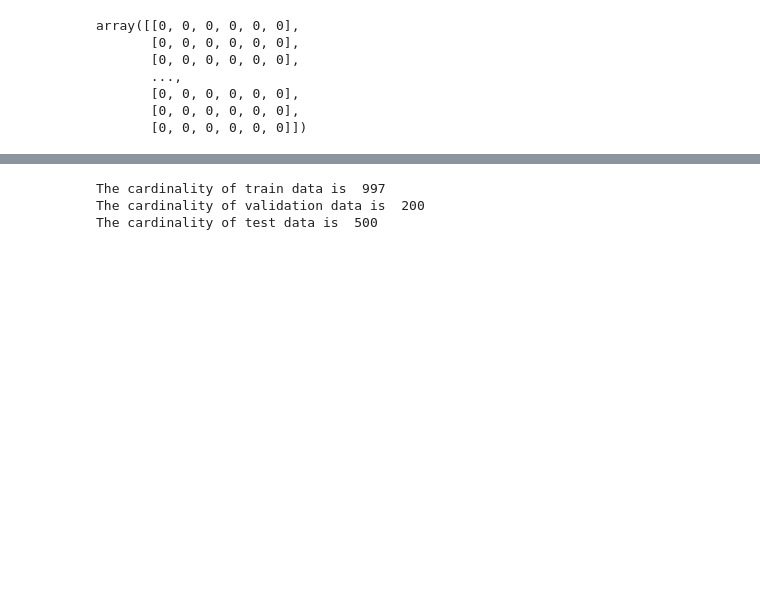
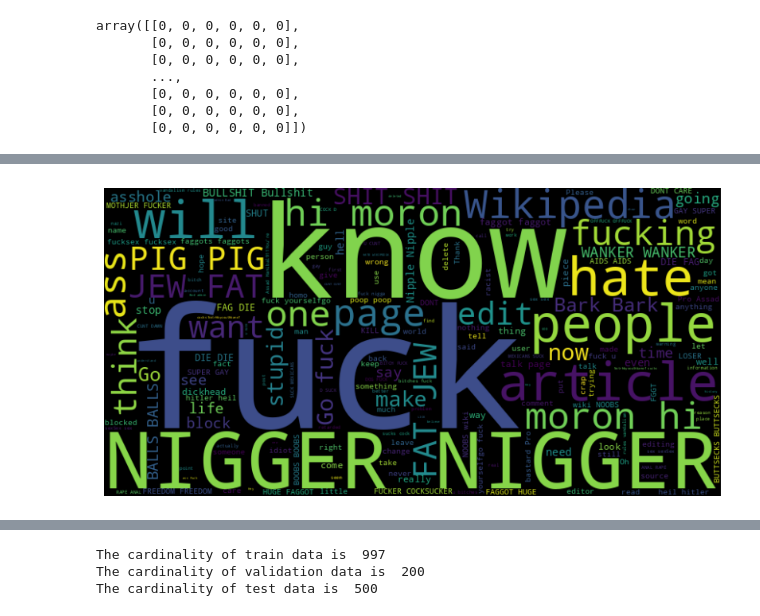
Before and after one commit to Pointbreak82/Toxic-Comment-2, a Jupyter notebook: Toxic_Classifier.ipynb, the cells around one changed output, grey strips where cells are left out. Cells and saved outputs as stored; diff of their text form; code cells hidden in the pictures; blank space fills up the shorter version.

```diff
--- a/Toxic_Classifier.ipynb
+++ b/Toxic_Classifier.ipynb
@@ -112,0 +131,10 @@ array([[0, 0, 0, 0, 0, 0],
+# %%
+from wordcloud import WordCloud
+import matplotlib.pyplot as plt
+toxic_wordcloud = WordCloud(width=800, height=400, background_color='black').generate(' '.join(full_data[full_data['toxic'] == 1]['comment_text']))
+plt.figure(figsize=(10, 6))
+plt.imshow(toxic_wordcloud, interpolation='bilinear')
+plt.axis('off')
+plt.show()
+# %% [output]
+[figure, added]
```
Also changed, not shown: parts of 10 cells of this notebook.
